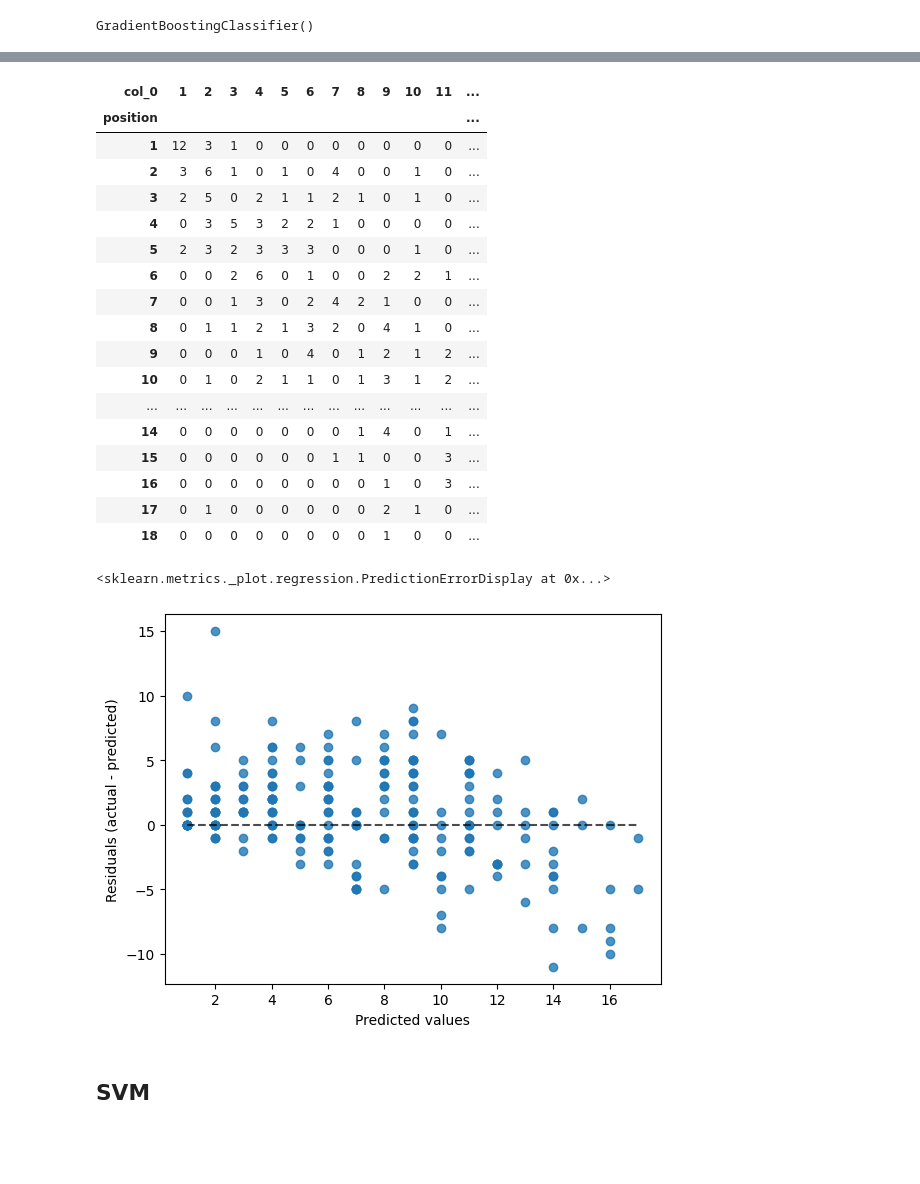
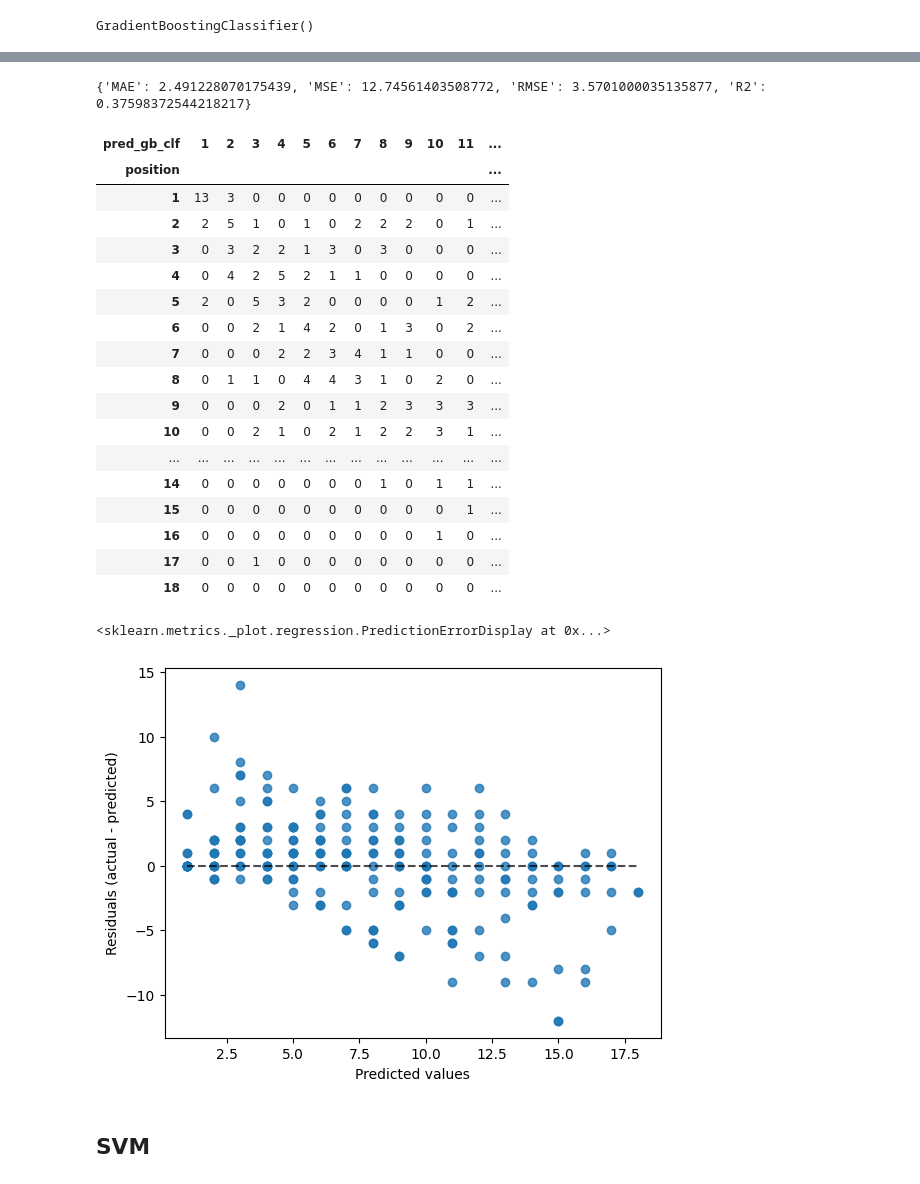
Before and after one commit to jsanz81/streamlitF1, a Jupyter notebook: notebooks/F1_ML.ipynb, the cells around one changed output, grey strips where cells are left out. Drawn from its saved outputs; the diff is of its cells as text; code cells hidden in the pictures; blank space fills up the shorter version.

```diff
--- a/notebooks/F1_ML.ipynb
+++ b/notebooks/F1_ML.ipynb
@@ -1176,0 +1167,7 @@ dict_scoring['gradient_boost_regressor']=validators_reg(y_test, pred_gb_reg)
+# %%
+# después de cada modelo
+
+df_predicciones['pred_gb_reg']=pred_gb_reg ## ojo nombre de columna
+# %%
+print(df_predicciones.columns[-1])
+df_predicciones=ordenar_pred(df_predicciones, df_predicciones.columns[-1])
@@ -1250,0 +1227,7 @@ comparador(y_test,pred_gb_clf).sample(10)
+# %%
+# después de cada modelo
+
+df_predicciones['pred_gb_clf']=pred_gb_clf ## ojo nombre de columna
+# %%
+print(df_predicciones.columns[-1])
+df_predicciones=ordenar_pred(df_predicciones, df_predicciones.columns[-1])
@@ -1251,30 +1246,35 @@ comparador(y_test,pred_gb_clf).sample(10)
+# %%
+# ojo columna
+dict_scoring['gb_clf']=validators_reg(y_test,df_predicciones['pred_gb_clf'])
+# %% [output]
+{'MAE': 2.491228070175439, 'MSE': 12.74561403508772, 'RMSE': 3.5701000035135877, 'R2': 0.37598372544218217}
 # %%
-pd.crosstab(y_test, np.round(pred_gb_clf).astype(int))
+pd.crosstab (y_test, df_predicciones['pred_gb_clf'])
 # %% [output]
-| col_0 | 1 | 2 | 3 | 4 | 5 | 6 | 7 | 8 | 9 | 10 | 11 | ... |
+| pred_gb_clf | 1 | 2 | 3 | 4 | 5 | 6 | 7 | 8 | 9 | 10 | 11 | ... |
 | position |  |  |  |  |  |  |  |  |  |  |  | ... |
-| 1 | 12 | 3 | 1 | 0 | 0 | 0 | 0 | 0 | 0 | 0 | 0 | ... |
-| 2 | 3 | 6 | 1 | 0 | 1 | 0 | 4 | 0 | 0 | 1 | 0 | ... |
-| 3 | 2 | 5 | 0 | 2 | 1 | 1 | 2 | 1 | 0 | 1 | 0 | ... |
-| 4 | 0 | 3 | 5 | 3 | 2 | 2 | 1 | 0 | 0 | 0 | 0 | ... |
-| 5 | 2 | 3 | 2 | 3 | 3 | 3 | 0 | 0 | 0 | 1 | 0 | ... |
-| 6 | 0 | 0 | 2 | 6 | 0 | 1 | 0 | 0 | 2 | 2 | 1 | ... |
-| 7 | 0 | 0 | 1 | 3 | 0 | 2 | 4 | 2 | 1 | 0 | 0 | ... |
-| 8 | 0 | 1 | 1 | 2 | 1 | 3 | 2 | 0 | 4 | 1 | 0 | ... |
-| 9 | 0 | 0 | 0 | 1 | 0 | 4 | 0 | 1 | 2 | 1 | 2 | ... |
-| 10 | 0 | 1 | 0 | 2 | 1 | 1 | 0 | 1 | 3 | 1 | 2 | ... |
+| 1 | 13 | 3 | 0 | 0 | 0 | 0 | 0 | 0 | 0 | 0 | 0 | ... |
+| 2 | 2 | 5 | 1 | 0 | 1 | 0 | 2 | 2 | 2 | 0 | 1 | ... |
+| 3 | 0 | 3 | 2 | 2 | 1 | 3 | 0 | 3 | 0 | 0 | 0 | ... |
+| 4 | 0 | 4 | 2 | 5 | 2 | 1 | 1 | 0 | 0 | 0 | 0 | ... |
+| 5 | 2 | 0 | 5 | 3 | 2 | 0 | 0 | 0 | 0 | 1 | 2 | ... |
+| 6 | 0 | 0 | 2 | 1 | 4 | 2 | 0 | 1 | 3 | 0 | 2 | ... |
+| 7 | 0 | 0 | 0 | 2 | 2 | 3 | 4 | 1 | 1 | 0 | 0 | ... |
+| 8 | 0 | 1 | 1 | 0 | 4 | 4 | 3 | 1 | 0 | 2 | 0 | ... |
+| 9 | 0 | 0 | 0 | 2 | 0 | 1 | 1 | 2 | 3 | 3 | 3 | ... |
+| 10 | 0 | 0 | 2 | 1 | 0 | 2 | 1 | 2 | 2 | 3 | 1 | ... |
 | ... | ... | ... | ... | ... | ... | ... | ... | ... | ... | ... | ... | ... |
-| 14 | 0 | 0 | 0 | 0 | 0 | 0 | 0 | 1 | 4 | 0 | 1 | ... |
-| 15 | 0 | 0 | 0 | 0 | 0 | 0 | 1 | 1 | 0 | 0 | 3 | ... |
-| 16 | 0 | 0 | 0 | 0 | 0 | 0 | 0 | 0 | 1 | 0 | 3 | ... |
-| 17 | 0 | 1 | 0 | 0 | 0 | 0 | 0 | 0 | 2 | 1 | 0 | ... |
-| 18 | 0 | 0 | 0 | 0 | 0 | 0 | 0 | 0 | 1 | 0 | 0 | ... |
+| 14 | 0 | 0 | 0 | 0 | 0 | 0 | 0 | 1 | 0 | 1 | 1 | ... |
+| 15 | 0 | 0 | 0 | 0 | 0 | 0 | 0 | 0 | 0 | 0 | 1 | ... |
+| 16 | 0 | 0 | 0 | 0 | 0 | 0 | 0 | 0 | 0 | 1 | 0 | ... |
+| 17 | 0 | 0 | 1 | 0 | 0 | 0 | 0 | 0 | 0 | 0 | 0 | ... |
+| 18 | 0 | 0 | 0 | 0 | 0 | 0 | 0 | 0 | 0 | 0 | 0 | ... |
 # %%
-grid_clf_display = PredictionErrorDisplay(y_true=y_test, y_pred=np.round(pred_gb_clf).astype(int))
+grid_clf_display = PredictionErrorDisplay(y_true=y_test, y_pred=df_predicciones['pred_gb_clf'])
 grid_clf_display.plot()
 # %% [output]
 <sklearn.metrics._plot.regression.PredictionErrorDisplay at 0x...>
-[figure, old version]
+[figure, new version]
 # %% [markdown]
 ## SVM
 # %%
```
Also changed, not shown: parts of 124 cells of this notebook, 3 other files.
